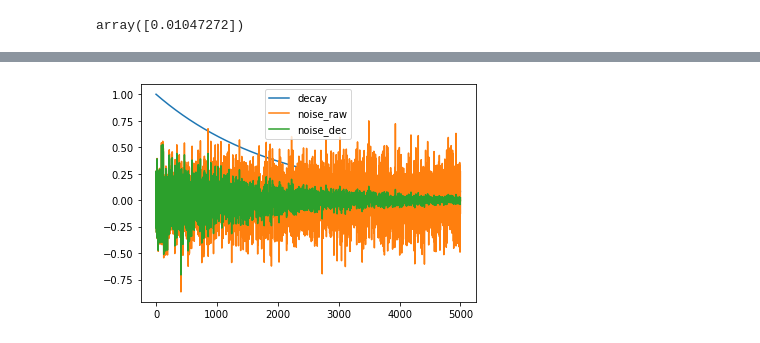
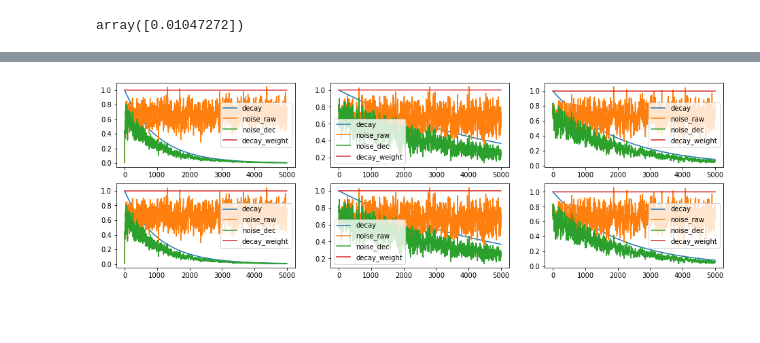
Before and after one commit to udacity/deep-reinforcement-learning, a Jupyter notebook: p2_continuous-control/Continuous_Control-Schedulling.ipynb, the cells around one changed output, grey strips where cells are left out. Drawn from its saved outputs; the diff is of its cells as text; code cells hidden in the pictures; blank space fills up the shorter version.

```diff
--- a/p2_continuous-control/Continuous_Control-Schedulling.ipynb
+++ b/p2_continuous-control/Continuous_Control-Schedulling.ipynb
@@ -41,6 +31,3 @@ ou_noise1
 # %%
-ou_noise2 = OUNoise(1, 123, mu=0., theta=0.15, sigma=0.2)
-
-ou_noise2_schedulling = get_noise_schedulling(5000, decay=0.9998, noise=ou_noise2)
-ou_noise2_schedulling.plot()
-plt.show()
+ou_noise1 = OUNoise(action_size, random_seed)
+ou_noise2 = OUNoise(action_size, random_seed, mu=0., theta=0.15, sigma=0.2)
@@ -49,8 +34,26 @@ plt.show()
-# %%
-g_noise = GaussianProcess(1, 123, mu=0, sigma=0.2)
-
-g_noise_schedulling = get_noise_schedulling(5000, decay=0.9995, noise=g_noise)
-g_noise_schedulling.plot()
-plt.show()
-# %% [output]
-[figure, removed]
+# %%
+ou_noise1_df1 = get_noise_schedulling(5000, decay=0.999, noise=ou_noise1)
+ou_noise1_df2 = get_noise_schedulling(5000, decay=0.9998, noise=ou_noise1)
+ou_noise1_df3 = get_noise_schedulling(5000, decay=0.9995, noise=ou_noise1)
+
+ou_noise1_df = pd.concat([ou_noise1_df1, ou_noise1_df2, ou_noise1_df3], axis=0)
+# %%
+ou_noise2_df1 = get_noise_schedulling(5000, decay=0.999, noise=ou_noise2)
+ou_noise2_df2 = get_noise_schedulling(5000, decay=0.9998, noise=ou_noise2)
+ou_noise2_df3 = get_noise_schedulling(5000, decay=0.9995, noise=ou_noise2)
+
+ou_noise2_df = pd.concat([ou_noise2_df1, ou_noise2_df2, ou_noise2_df3], axis=0)
+# %%
+fig, axs = plt.subplots(2, 3, figsize=(16,5))
+
+ou_noise1_df1.plot(ax=axs[0,0])
+ou_noise1_df2.plot(ax=axs[0,1])
+ou_noise1_df3.plot(ax=axs[0,2])
+
+ou_noise2_df1.plot(ax=axs[1,0])
+ou_noise2_df2.plot(ax=axs[1,1])
+ou_noise2_df3.plot(ax=axs[1,2])
+
+plt.show()
+# %% [output]
+[figure, added]
```
Also changed, not shown: parts of 9 cells of this notebook, 5 other files.
